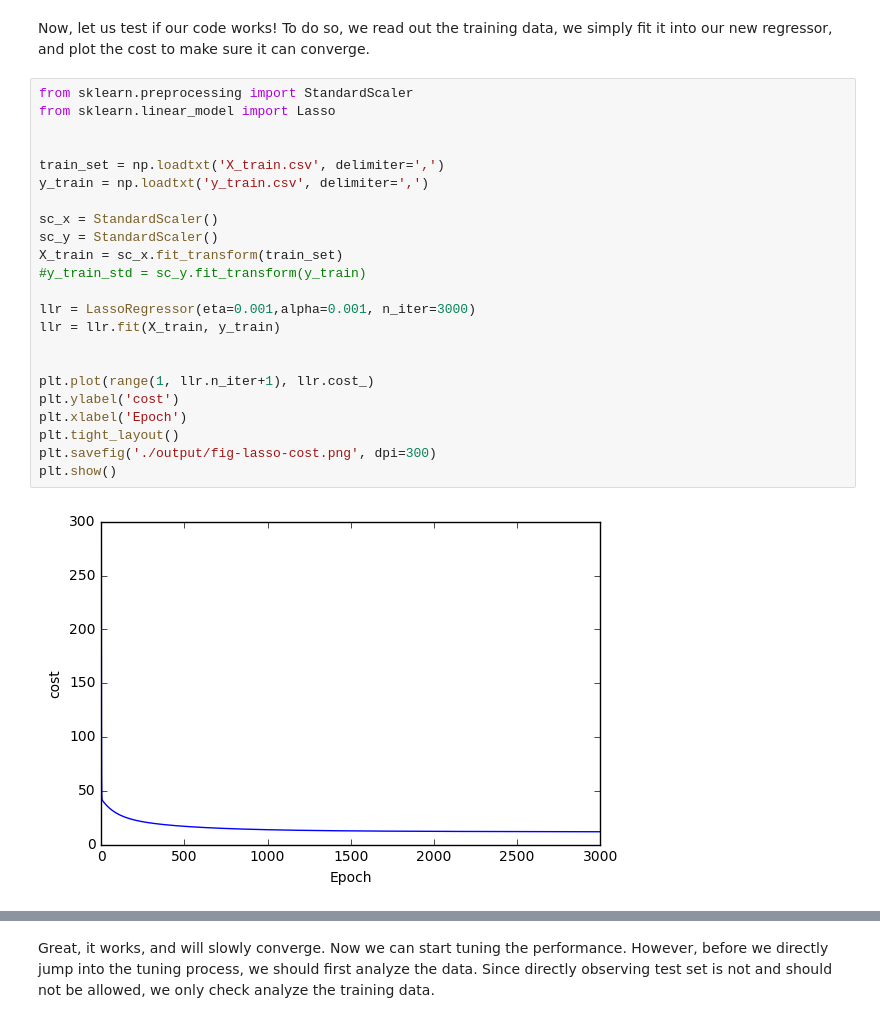
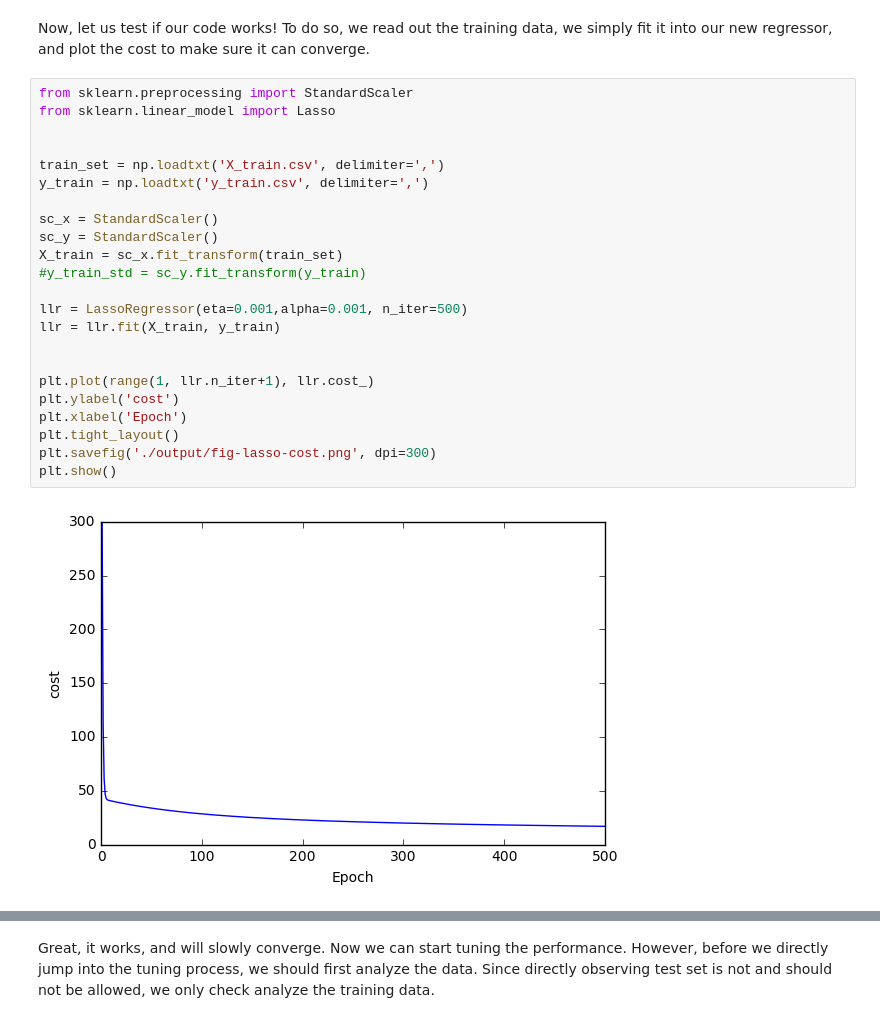
Before and after one commit to LemonATsu/iPynb-Lasso-Regressor, a Jupyter notebook: Lab05_102062207.ipynb, the cells around one changed output, grey strips where cells are left out. Saved outputs shown, nothing was run; the diff lists cells and outputs as text.

```diff
--- a/Lab05_102062207.ipynb
+++ b/Lab05_102062207.ipynb
@@ -73,28 +66,28 @@ To do so, we read out the training data, we simply fit it into our new regressor
 # %%
 from sklearn.preprocessing import StandardScaler
 from sklearn.linear_model import Lasso
 
 
 train_set = np.loadtxt('X_train.csv', delimiter=',')
 y_train = np.loadtxt('y_train.csv', delimiter=',')
 
 sc_x = StandardScaler()
 sc_y = StandardScaler()
 X_train = sc_x.fit_transform(train_set)
 #y_train_std = sc_y.fit_transform(y_train)
 
-llr = LassoRegressor(eta=0.001,alpha=0.001, n_iter=3000)
+llr = LassoRegressor(eta=0.001,alpha=0.001, n_iter=500)
 llr = llr.fit(X_train, y_train)
 
 
 plt.plot(range(1, llr.n_iter+1), llr.cost_)
 plt.ylabel('cost')
 plt.xlabel('Epoch')
 plt.tight_layout()
 plt.savefig('./output/fig-lasso-cost.png', dpi=300)
 plt.show()
 # %% [output]
-[figure, old version]
+[figure, new version]
 # %%
 from sklearn.metrics import r2_score
 from sklearn.metrics import mean_squared_error
```
Also changed, not shown: parts of 10 cells of this notebook.
